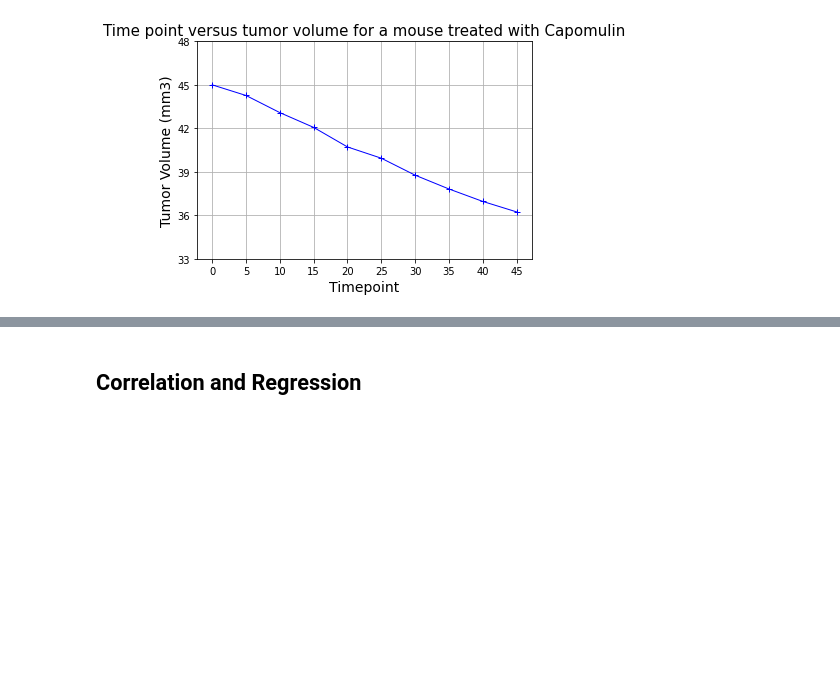
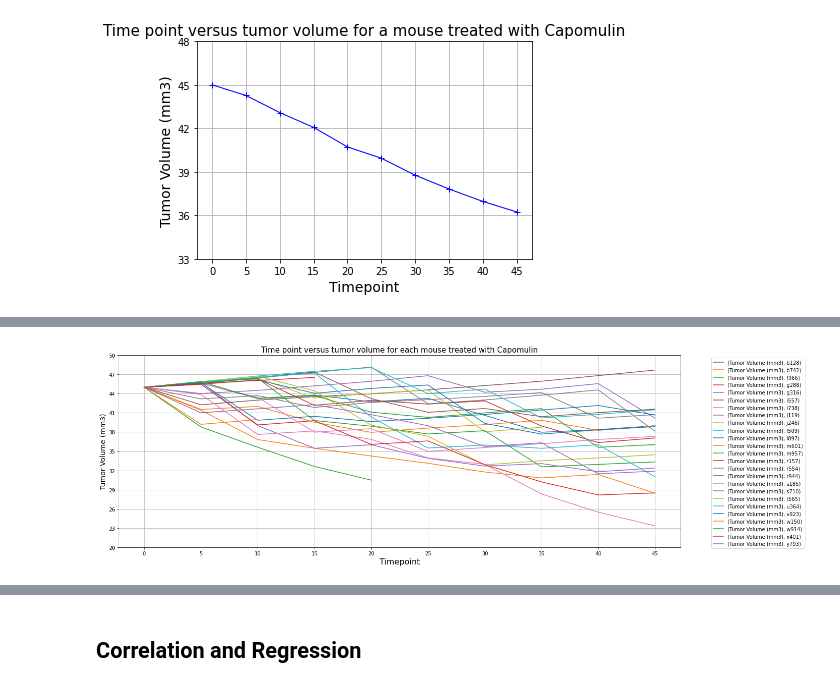
Before and after one commit to trezeget-1/Matplotlib_homework, a Jupyter notebook: 05-Matplotlib HWK/Pymaceuticals/pymaceuticals_starter.ipynb, the cells around one changed output, grey strips where cells are left out. Saved outputs shown, nothing was run; the diff lists cells and outputs as text; code cells hidden in the pictures; blank space fills up the shorter version.

Commit message:
I added the line and scatter plot for the hwk

```diff
--- a/05-Matplotlib HWK/Pymaceuticals/pymaceuticals_starter.ipynb
+++ b/05-Matplotlib HWK/Pymaceuticals/pymaceuticals_starter.ipynb
@@ -401,0 +400,4 @@ plt.show()
+# %%
+capomulin_data=capomulin_data[["Mouse ID","Timepoint","Tumor Volume (mm3)"]]
+test=capomulin_data.groupby(["Mouse ID","Timepoint"]).mean()
+test
@@ -401,0 +419,13 @@ plt.show()
+# %%
+test.unstack(level=0).plot(kind='line',figsize=(20,7),grid=True)
+plt.legend(bbox_to_anchor=(1.05, 1.0), loc='upper left')
+plt.yticks(np.arange(20, 53, 3))
+plt.xticks(np.arange(0, 50, 5))
+
+plt.title("Time point versus tumor volume for each mouse treated with Capomulin", fontsize=15)
+plt.xlabel('Timepoint',fontsize=16)
+plt.ylabel("Tumor Volume (mm3)", fontsize=14)
+
+plt.show()
+# %% [output]
+[figure, added]
```
Also changed, not shown: parts of 6 cells of this notebook.
